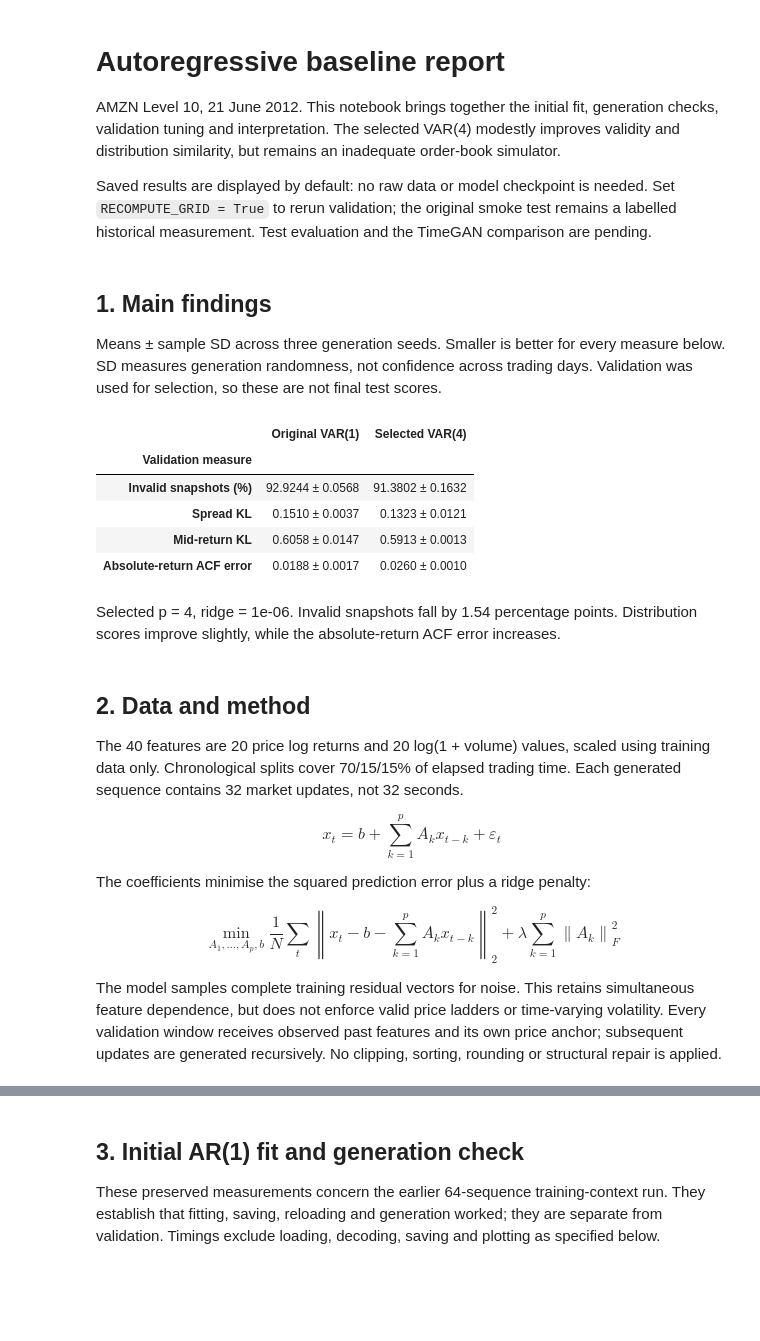
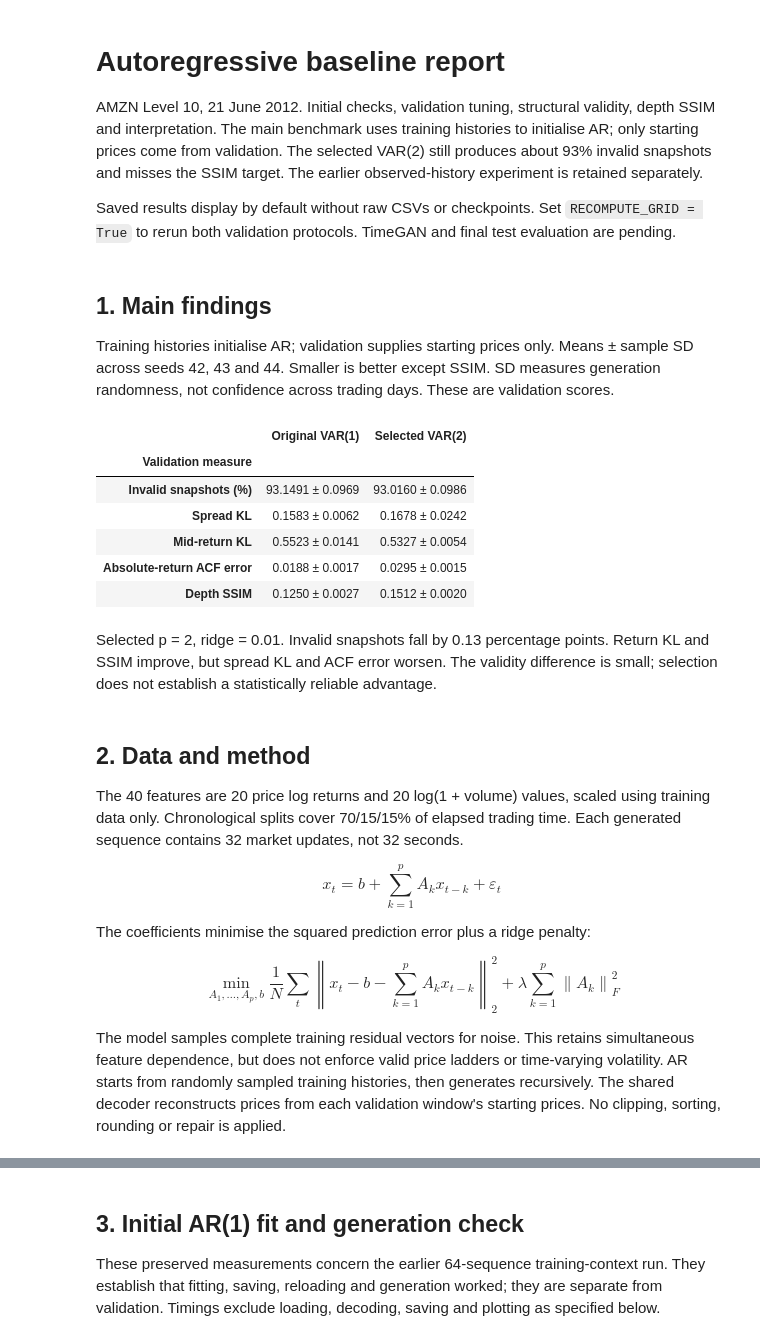
Before and after one commit to spagheddy7/PatternAnalysis-2026, a Jupyter notebook: recognition/timegan_spagheddy7/ar_results.ipynb, the cells around one changed output, grey strips where cells are left out. Cells and saved outputs as stored; diff of their text form; code cells hidden in the pictures; blank space fills up the shorter version.

```diff
--- a/recognition/timegan_spagheddy7/ar_results.ipynb
+++ b/recognition/timegan_spagheddy7/ar_results.ipynb
@@ -1,11 +1,12 @@
 # %% [markdown]
 # Autoregressive baseline report
 
-AMZN Level 10, 21 June 2012. This notebook brings together the initial fit, generation checks, validation tuning and interpretation.
-The selected VAR(4) modestly improves validity and distribution similarity, but remains an inadequate order-book simulator.
+AMZN Level 10, 21 June 2012. Initial checks, validation tuning, structural validity, depth SSIM and interpretation.
+The main benchmark uses training histories to initialise AR; only starting prices come from validation. The selected VAR(2)
+still produces about 93% invalid snapshots and misses the SSIM target. The earlier observed-history experiment is retained separately.
 
-Saved results are displayed by default: no raw data or model checkpoint is needed. Set `RECOMPUTE_GRID = True` to rerun validation;
-the original smoke test remains a labelled historical measurement. Test evaluation and the TimeGAN comparison are pending.
+Saved results display by default without raw CSVs or checkpoints. Set `RECOMPUTE_GRID = True` to rerun both validation protocols.
+TimeGAN and final test evaluation are pending.
 # %%
 from pathlib import Path
 import sys
@@ -35,24 +38,26 @@ def mean_sd(row, metric, scale=1, digits=4):
 # %% [markdown]
 ## 1. Main findings
 
-Means ± sample SD across three generation seeds. Smaller is better for every measure below. SD measures generation randomness,
-not confidence across trading days. Validation was used for selection, so these are not final test scores.
+Training histories initialise AR; validation supplies starting prices only. Means ± sample SD across seeds 42, 43 and 44.
+Smaller is better except SSIM. SD measures generation randomness, not confidence across trading days. These are validation scores.
 # %%
 measures = [("invalid_rate", "Invalid snapshots (%)", 100), ("kl_spread", "Spread KL", 1),
-            ("kl_mid_return", "Mid-return KL", 1), ("abs_return_acf_mae", "Absolute-return ACF error", 1)]
+            ("kl_mid_return", "Mid-return KL", 1), ("abs_return_acf_mae", "Absolute-return ACF error", 1), ("depth_ssim", "Depth SSIM", 1)]
 comparison = [[label, mean_sd(original, key, scale), mean_sd(selected, key, scale)] for key, label, scale in measures]
-display(pd.DataFrame(comparison, columns=["Validation measure", "Original VAR(1)", "Selected VAR(4)"]).set_index("Validation measure"))
+display(pd.DataFrame(comparison, columns=["Validation measure", "Original VAR(1)", f"Selected VAR({int(selected.lags)})"]).set_index("Validation measure"))
 improvement = 100 * (original.invalid_rate_mean - selected.invalid_rate_mean)
 display(Markdown(f"Selected p = {int(selected.lags)}, ridge = {selected.ridge:g}. Invalid snapshots fall by {improvement:.2f} "
-                 "percentage points. Distribution scores improve slightly, while the absolute-return ACF error increases."))
+                 "percentage points. Return KL and SSIM improve, but spread KL and ACF error worsen. The validity difference is small; "
+                 "selection does not establish a statistically reliable advantage."))
 # %% [output]
-|  | Original VAR(1) | Selected VAR(4) |
+|  | Original VAR(1) | Selected VAR(2) |
 | Validation measure |  |  |
-| Invalid snapshots (%) | 92.9244 ± 0.0568 | 91.3802 ± 0.1632 |
-| Spread KL | 0.1510 ± 0.0037 | 0.1323 ± 0.0121 |
-| Mid-return KL | 0.6058 ± 0.0147 | 0.5913 ± 0.0013 |
-| Absolute-return ACF error | 0.0188 ± 0.0017 | 0.0260 ± 0.0010 |
+| Invalid snapshots (%) | 93.1491 ± 0.0969 | 93.0160 ± 0.0986 |
+| Spread KL | 0.1583 ± 0.0062 | 0.1678 ± 0.0242 |
+| Mid-return KL | 0.5523 ± 0.0141 | 0.5327 ± 0.0054 |
+| Absolute-return ACF error | 0.0188 ± 0.0017 | 0.0295 ± 0.0015 |
+| Depth SSIM | 0.1250 ± 0.0027 | 0.1512 ± 0.0020 |
-Selected p = 4, ridge = 1e-06. Invalid snapshots fall by 1.54 percentage points. Distribution scores improve slightly, while the absolute-return ACF error increases.
+Selected p = 2, ridge = 0.01. Invalid snapshots fall by 0.13 percentage points. Return KL and SSIM improve, but spread KL and ACF error worsen. The validity difference is small; selection does not establish a statistically reliable advantage.
 # %% [markdown]
 ## 2. Data and method
 
@@ -72,8 +77,8 @@ $$
 $$
 
 The model samples complete training residual vectors for noise. This retains simultaneous feature dependence, but does not enforce
-valid price ladders or time-varying volatility. Every validation window receives observed past features and its own price anchor;
-subsequent updates are generated recursively. No clipping, sorting, rounding or structural repair is applied.
+valid price ladders or time-varying volatility. AR starts from randomly sampled training histories, then generates recursively.
+The shared decoder reconstructs prices from each validation window's starting prices. No clipping, sorting, rounding or repair is applied.
 # %%
 splits = [(name, item["raw_rows"], item["feature_rows"], item["windows"]) for name, item in report["splits"].items()]
 display(pd.DataFrame(splits, columns=["Split", "Raw states", "Feature rows", "32-update windows"]).set_index("Split"))
```
Also changed, not shown: parts of 22 cells of this notebook, 13 other files.
